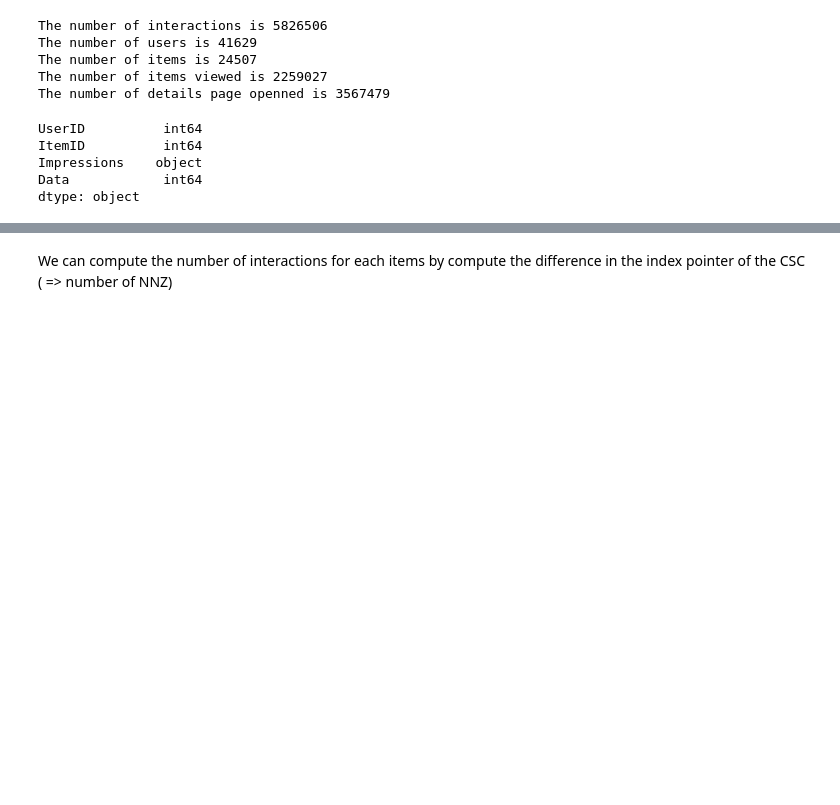
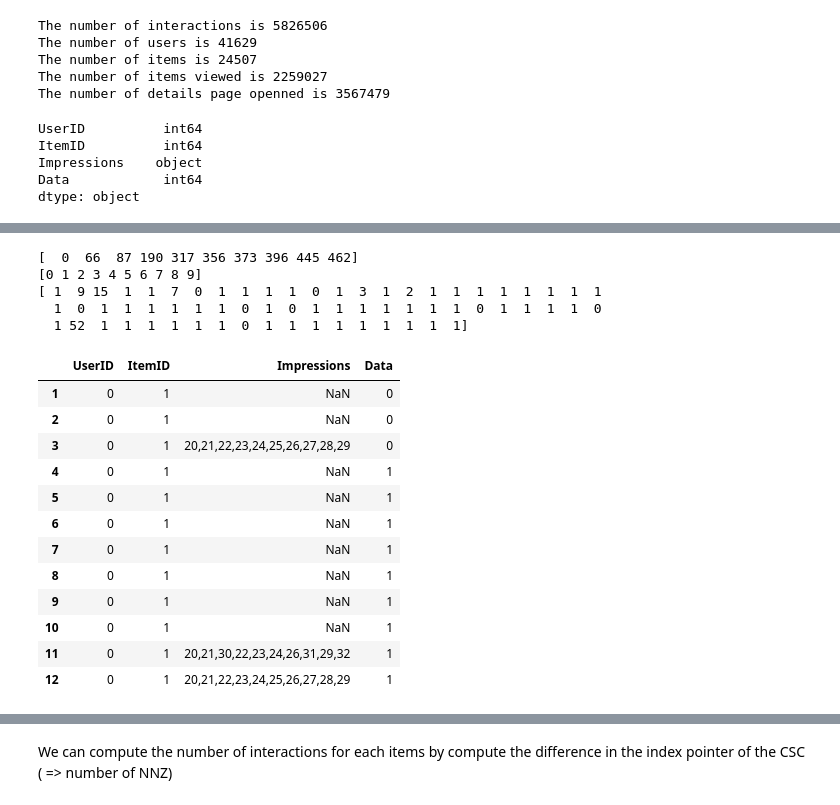
Before and after one commit to baba72210/MyRecommenderSystem, a Jupyter notebook: firsttestnotebook.ipynb, the cells around one changed output, grey strips where cells are left out. Drawn from its saved outputs; the diff is of its cells as text; code cells hidden in the pictures; blank space fills up the shorter version.

```diff
--- a/firsttestnotebook.ipynb
+++ b/firsttestnotebook.ipynb
@@ -64 +82,29 @@ dtype: object
+# %%
+URM = sps.coo_matrix((URM_dataframe["Data"].values,
+                          (URM_dataframe["UserID"].values, URM_dataframe["ItemID"].values)))
+
+print(URM.tocsr().indptr[0:10])
+print(URM.tocsr().indices[0:10])
+print(URM.tocsr().data[0:66])
+
+URM_dataframe.loc[(URM_dataframe["UserID"]==0) & (URM_dataframe["ItemID"]==1)]
+# %% [output]
+[  0  66  87 190 317 356 373 396 445 462]
+[0 1 2 3 4 5 6 7 8 9]
+[ 1  9 15  1  1  7  0  1  1  1  1  0  1  3  1  2  1  1  1  1  1  1  1  1
+  1  0  1  1  1  1  1  1  0  1  0  1  1  1  1  1  1  1  0  1  1  1  1  0
+  1 52  1  1  1  1  1  1  0  1  1  1  1  1  1  1  1  1]
+|  | UserID | ItemID | Impressions | Data |
+| 1 | 0 | 1 | NaN | 0 |
+| 2 | 0 | 1 | NaN | 0 |
+| 3 | 0 | 1 | 20,21,22,23,24,25,26,27,28,29 | 0 |
+| 4 | 0 | 1 | NaN | 1 |
+| 5 | 0 | 1 | NaN | 1 |
+| 6 | 0 | 1 | NaN | 1 |
+| 7 | 0 | 1 | NaN | 1 |
+| 8 | 0 | 1 | NaN | 1 |
+| 9 | 0 | 1 | NaN | 1 |
+| 10 | 0 | 1 | NaN | 1 |
+| 11 | 0 | 1 | 20,21,30,22,23,24,26,31,29,32 | 1 |
+| 12 | 0 | 1 | 20,21,22,23,24,25,26,27,28,29 | 1 |
 # %%
```
Also changed, not shown: parts of 17 cells of this notebook.
